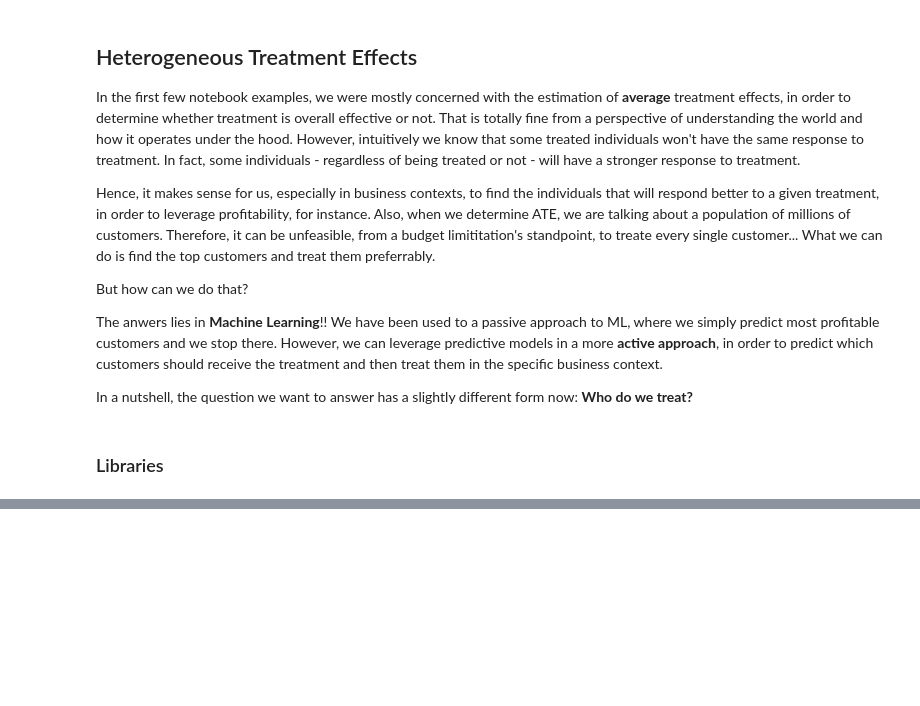
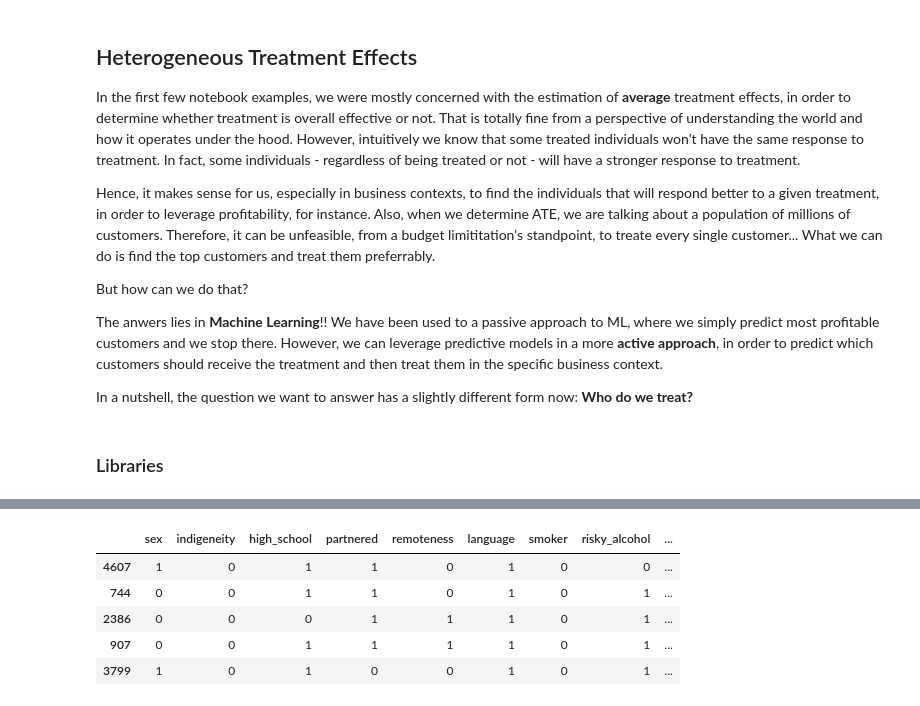
Before and after one commit to gfluz94/causal-inference, a Jupyter notebook: examples/06. Heterogeneous Effects and ML.ipynb, the cells around one changed output, grey strips where cells are left out. Saved outputs shown, nothing was run; the diff lists cells and outputs as text; code cells hidden in the pictures; blank space fills up the shorter version.

```diff
--- a/examples/06. Heterogeneous Effects and ML.ipynb
+++ b/examples/06. Heterogeneous Effects and ML.ipynb
@@ -23,0 +89,9 @@ from lightgbm import LGBMRegressor
+# %%
+df_s_test.head()
+# %% [output]
+|  | sex | indigeneity | high_school | partnered | remoteness | language | smoker | risky_alcohol | ... |
+| 4607 | 1 | 0 | 1 | 1 | 0 | 1 | 0 | 0 | ... |
+| 744 | 0 | 0 | 1 | 1 | 0 | 1 | 0 | 1 | ... |
+| 2386 | 0 | 0 | 0 | 1 | 1 | 1 | 0 | 1 | ... |
+| 907 | 0 | 0 | 1 | 1 | 1 | 1 | 0 | 1 | ... |
+| 3799 | 1 | 0 | 1 | 0 | 0 | 1 | 0 | 1 | ... |
```
Also changed, not shown: parts of 14 cells of this notebook.
